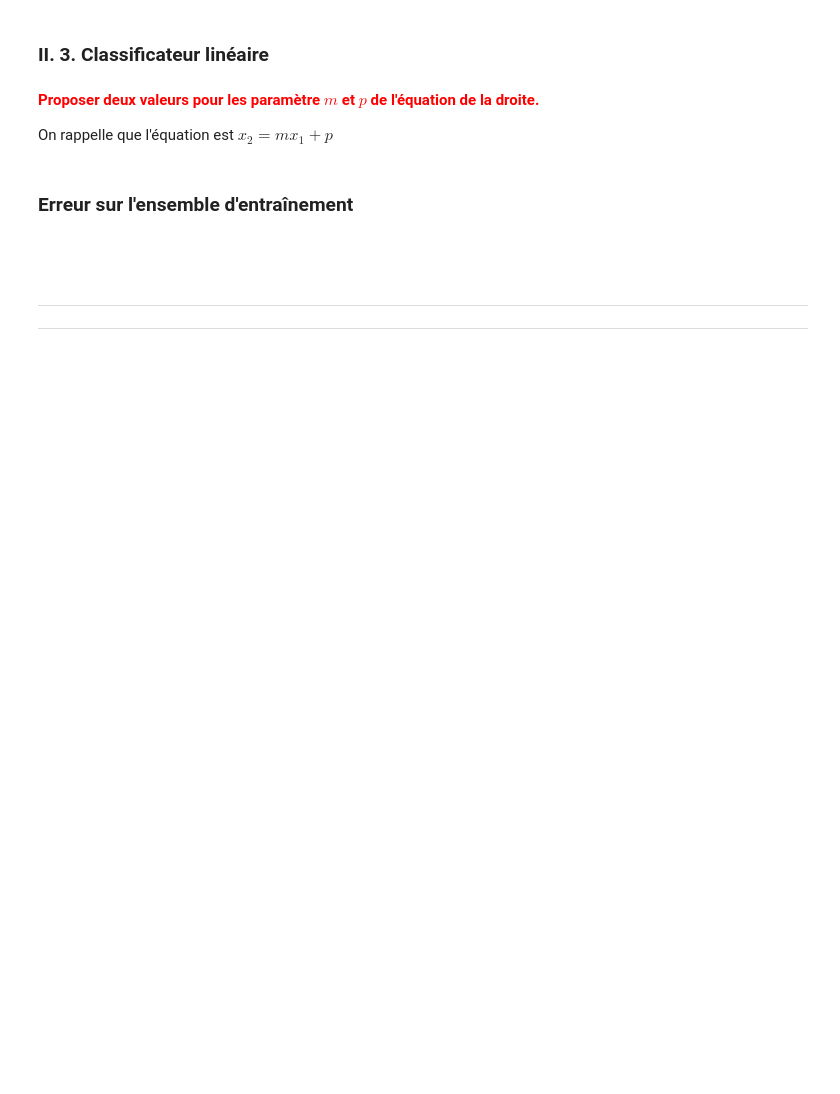
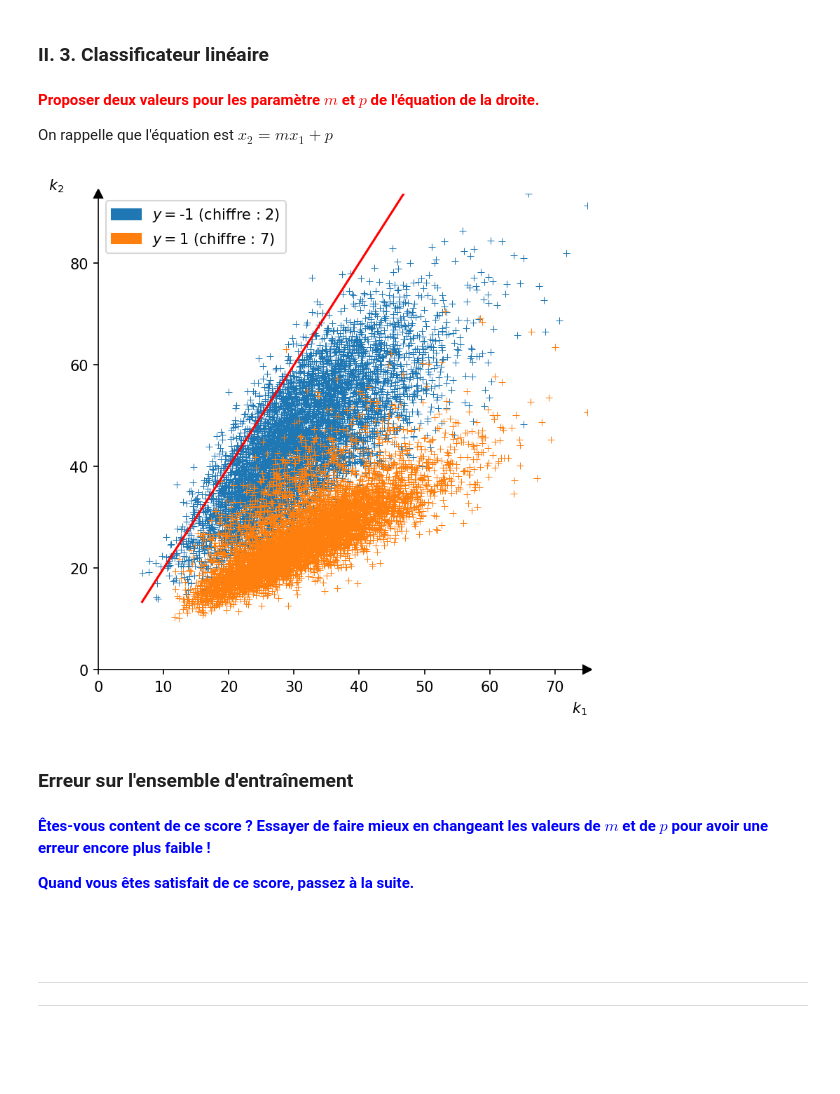
Before and after one commit to akimx98/challenge_data, a Jupyter notebook: Notebook_lineaire_1.ipynb, the cells around one changed output. Drawn from its saved outputs; the diff is of its cells as text; code cells hidden in the pictures; blank space fills up the shorter version.

```diff
--- a/Notebook_lineaire_1.ipynb
+++ b/Notebook_lineaire_1.ipynb
@@ -95,10 +96,12 @@ visualiser_scatter_2d_mnist_2(c_train)
 
 On rappelle que l'équation est $x_2 = m x_1 +p $
 # %%
-m = ...
-p = ...
+m = 2
+p = 0
 
-tracer_separatrice(m, p)
+tracer_separatrice(m, p, c_train)
+# %% [output]
+[figure, added]
 # %% [markdown]
 ### Erreur sur l'ensemble d'entraînement
 # %%
@@ -113,4 +116,8 @@ score = erreur_lineaire(m,p)
 print("Score =", f"{100*score:.2f}%")
+# %% [markdown]
+<b><font color=blue> Êtes-vous content de ce score ? Essayer de faire mieux en changeant les valeurs de $m$ et de $p$ pour avoir une erreur encore plus faible ! </b></font>
+
+<b><font color=blue> Quand vous êtes satisfait de ce score, passez à la suite. </b></font>
 # %% [markdown]
 <br><br>
 
```
Also changed, not shown: parts of 14 cells of this notebook, 2 other files.
